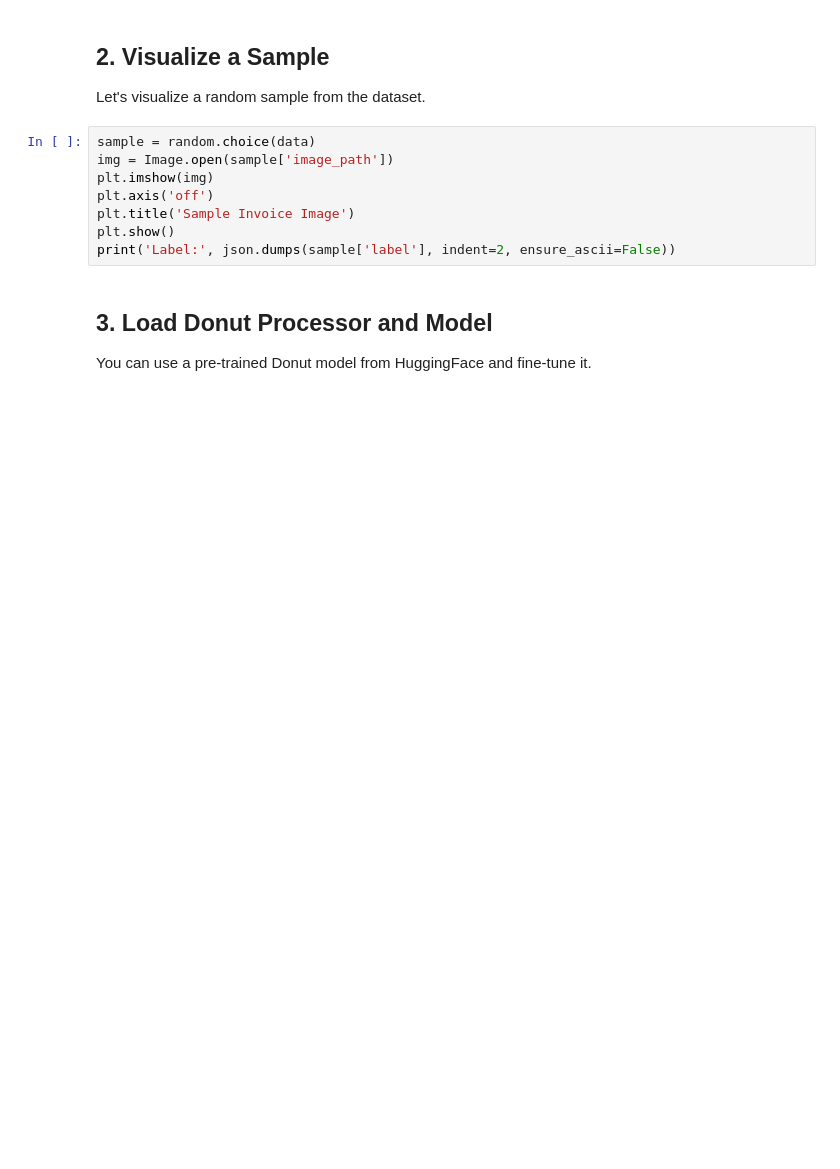
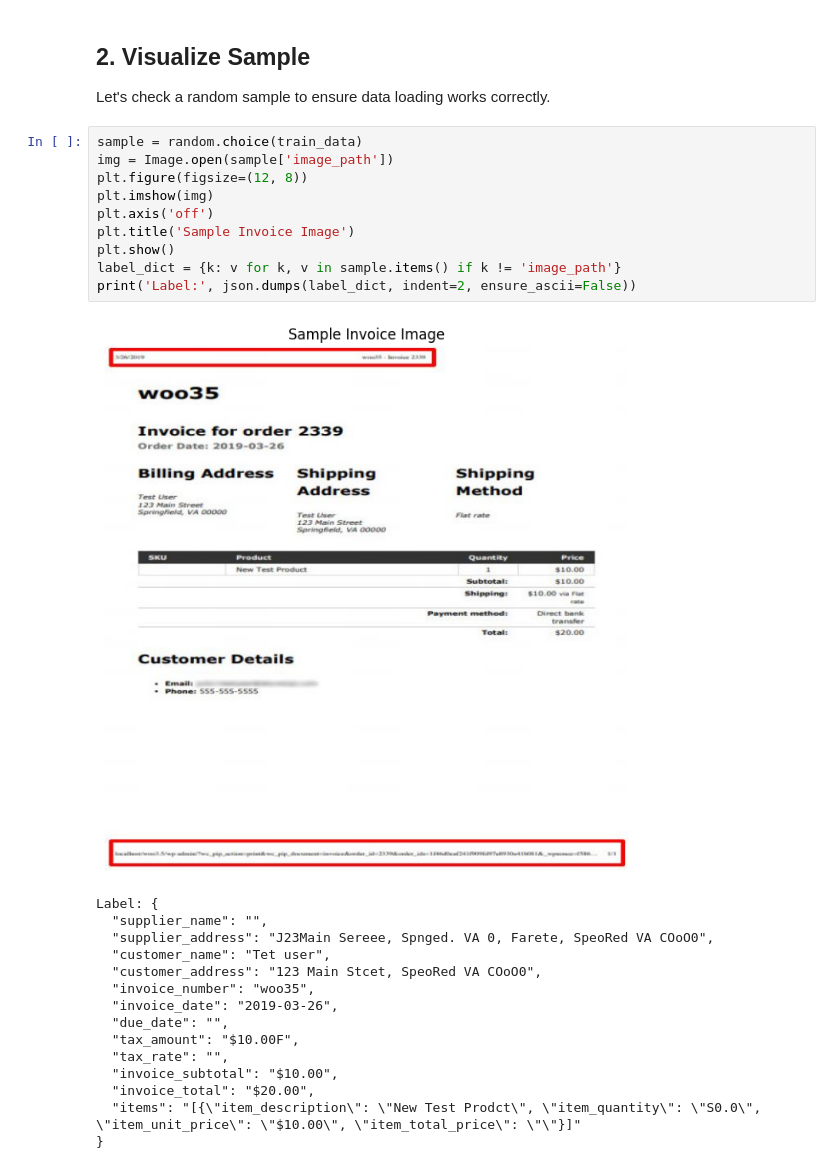
Before and after one commit to BShaythem/extracteur_de_factures, a Jupyter notebook: notebooks/donut-training.ipynb, the cells around one changed output. Saved outputs shown, nothing was run; the diff lists cells and outputs as text; blank space fills up the shorter version.

```diff
--- a/notebooks/donut-training.ipynb
+++ b/notebooks/donut-training.ipynb
@@ -33,14 +66,29 @@ print(f'Loaded {len(data)} image-label pairs.')
 # %% [markdown]
-## 2. Visualize a Sample
-Let's visualize a random sample from the dataset.
+## 2. Visualize Sample
+Let's check a random sample to ensure data loading works correctly.
 # %%
-sample = random.choice(data)
+sample = random.choice(train_data)
 img = Image.open(sample['image_path'])
+plt.figure(figsize=(12, 8))
 plt.imshow(img)
 plt.axis('off')
 plt.title('Sample Invoice Image')
 plt.show()
-print('Label:', json.dumps(sample['label'], indent=2, ensure_ascii=False))
+label_dict = {k: v for k, v in sample.items() if k != 'image_path'}
+print('Label:', json.dumps(label_dict, indent=2, ensure_ascii=False))
+# %% [output]
+[figure, added]
+Label: {
+  "supplier_name": "",
+  "supplier_address": "J23Main Sereee, Spnged. VA 0, Farete, SpeoRed VA COoO0",
+  "customer_name": "Tet user",
+  "customer_address": "123 Main Stcet, SpeoRed VA COoO0",
+  "invoice_number": "woo35",
+  "invoice_date": "2019-03-26",
+  "due_date": "",
+  "tax_amount": "$10.00F",
+  "tax_rate": "",
+  "invoice_subtotal": "$10.00",
+  "invoice_total": "$20.00",
+  "items": "[{\"item_description\": \"New Test Prodct\", \"item_quantity\": \"S0.0\", \"item_unit_price\": \"$10.00\", \"item_total_price\": \"\"}]"
+}
-# %% [markdown]
-## 3. Load Donut Processor and Model
-You can use a pre-trained Donut model from HuggingFace and fine-tune it.
```
Also changed, not shown: parts of 18 cells of this notebook, 18 other files.
